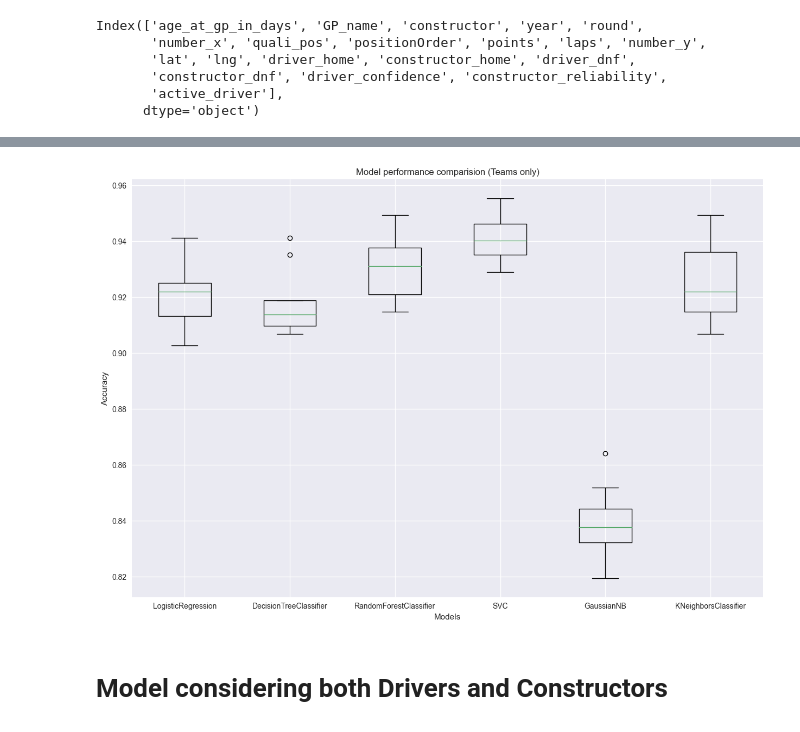
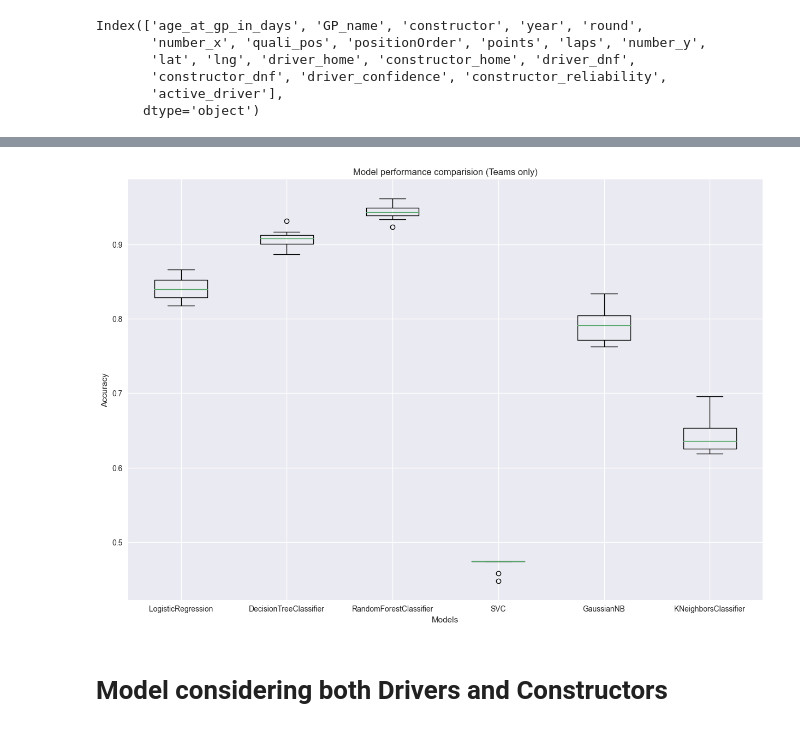
Before and after one commit to Razonde/F1_2022, a Jupyter notebook: beginners/04.ML_Modelling.ipynb, the cells around one changed output, grey strips where cells are left out. Saved outputs shown, nothing was run; the diff lists cells and outputs as text; code cells hidden in the pictures.

```diff
--- a/beginners/04.ML_Modelling.ipynb
+++ b/beginners/04.ML_Modelling.ipynb
@@ -645,13 +645,13 @@ GaussianNB : 0.7904665314401622
 KNeighborsClassifier : 0.6425963488843813
 # %%
 plt.figure(figsize=(15,10))
-plt.boxplot(x=results_const,labels=name)
+plt.boxplot(x=results_dri,labels=name)
 plt.xlabel('Models')
 plt.ylabel('Accuracy')
 plt.title('Model performance comparision (Teams only)')
 plt.show()
 # %% [output]
-[figure, old version]
+[figure, new version]
 # %% [markdown]
 # Model considering both Drivers and Constructors
 # %%
```
Also changed, not shown: parts of 23 cells of this notebook.
